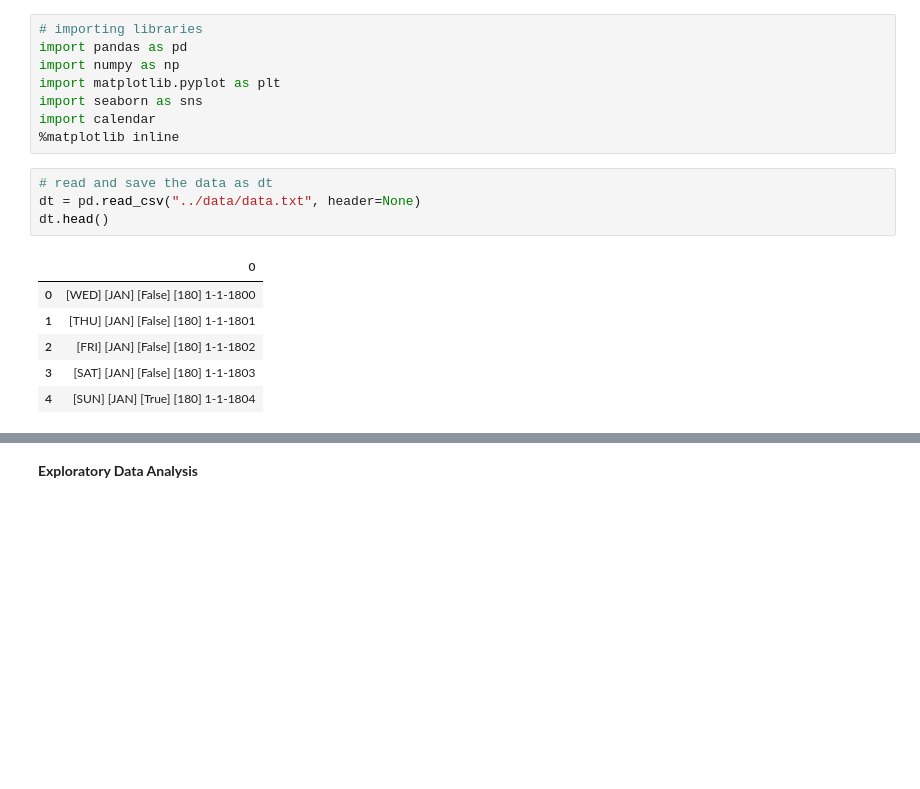
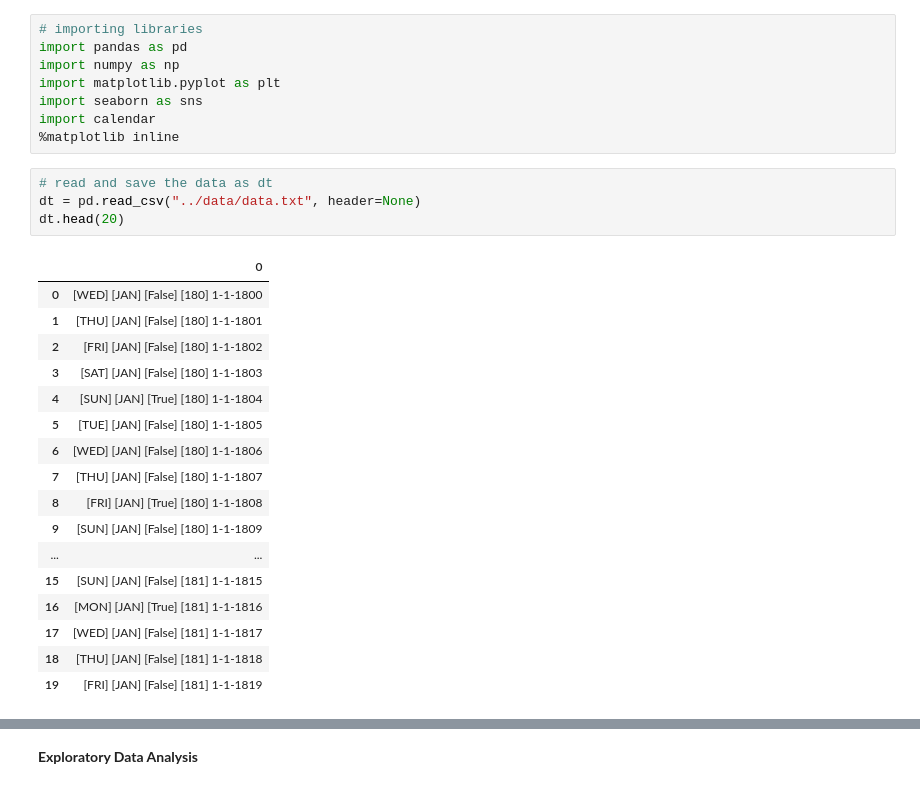
Before and after one commit to salama4ai/Proteinea, a Jupyter notebook: model/preprocessing.ipynb, the cells around one changed output, grey strips where cells are left out. Drawn from its saved outputs; the diff is of its cells as text; blank space fills up the shorter version.

```diff
--- a/model/preprocessing.ipynb
+++ b/model/preprocessing.ipynb
@@ -9,11 +9,22 @@ import calendar
 # %%
 # read and save the data as dt
 dt = pd.read_csv("../data/data.txt", header=None)
-dt.head()
+dt.head(20)
 # %% [output]
 |  | 0 |
 | 0 | [WED] [JAN] [False] [180] 1-1-1800 |
 | 1 | [THU] [JAN] [False] [180] 1-1-1801 |
 | 2 | [FRI] [JAN] [False] [180] 1-1-1802 |
 | 3 | [SAT] [JAN] [False] [180] 1-1-1803 |
 | 4 | [SUN] [JAN] [True] [180] 1-1-1804 |
+| 5 | [TUE] [JAN] [False] [180] 1-1-1805 |
+| 6 | [WED] [JAN] [False] [180] 1-1-1806 |
+| 7 | [THU] [JAN] [False] [180] 1-1-1807 |
+| 8 | [FRI] [JAN] [True] [180] 1-1-1808 |
+| 9 | [SUN] [JAN] [False] [180] 1-1-1809 |
+| ... | ... |
+| 15 | [SUN] [JAN] [False] [181] 1-1-1815 |
+| 16 | [MON] [JAN] [True] [181] 1-1-1816 |
+| 17 | [WED] [JAN] [False] [181] 1-1-1817 |
+| 18 | [THU] [JAN] [False] [181] 1-1-1818 |
+| 19 | [FRI] [JAN] [False] [181] 1-1-1819 |
```
Also changed, not shown: parts of 8 cells of this notebook, 3 other files.
